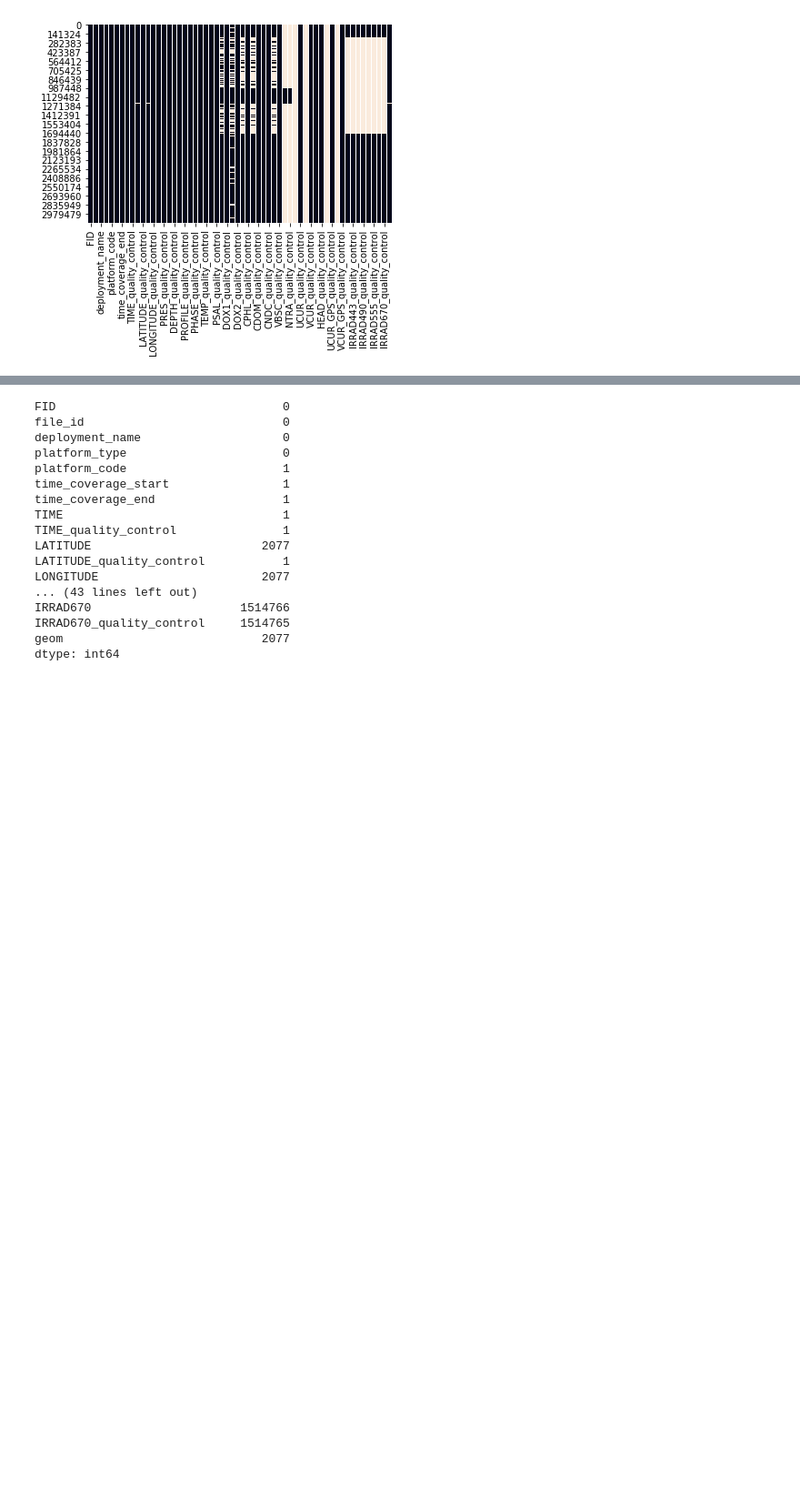
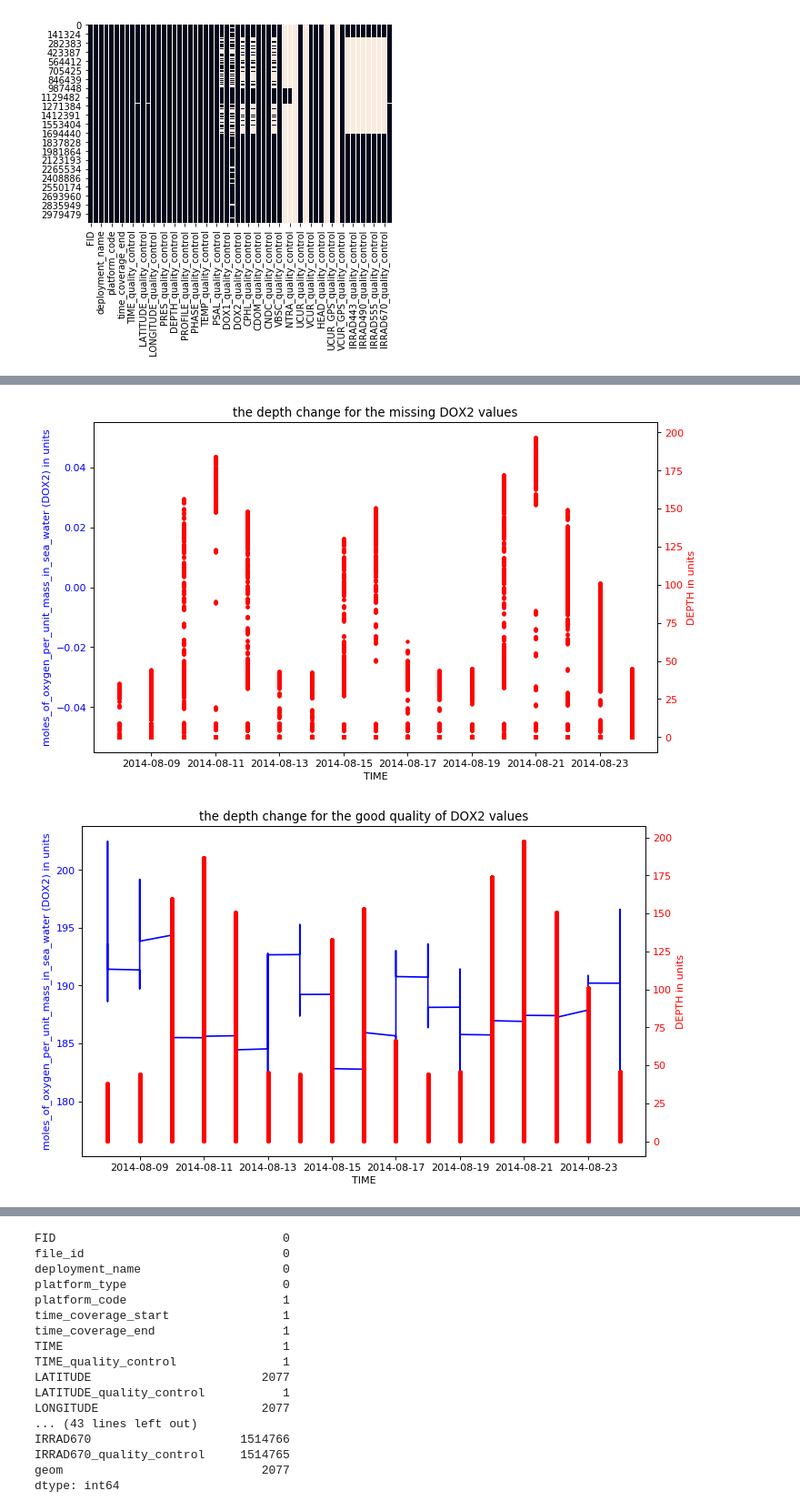
Before and after one commit to RaymonQ/Data-Science-and-Decisions-capstone-project-Regression, a Jupyter notebook: Data_Proprocessing/Python/preprocess-checkpoint.ipynb, the cells around one changed output, grey strips where cells are left out. Shown at 91% size. Saved outputs shown, nothing was run; the diff lists cells and outputs as text; code cells hidden in the pictures; blank space fills up the shorter version.

```diff
--- a/Data_Proprocessing/Python/preprocess-checkpoint.ipynb
+++ b/Data_Proprocessing/Python/preprocess-checkpoint.ipynb
@@ -40,0 +146,53 @@ sns.heatmap(df.isnull(), cbar=False)
+# %%
+# Extract variable values and convert the time values into an array of datetime objects
+TIME = pd.to_datetime(do2missing['TIME']).dt.date.values
+do2Data = do2missing['DOX2'].values
+depthData = do2missing['DEPTH'].values
+
+# plot depth and DOX2 missing value timeseries
+figure1 = figure( figsize=(10,6 ), dpi=80, facecolor='w', edgecolor='k')
+
+ax1 = figure1.add_subplot(111)
+ax1.plot(TIME,do2Data, 'b-')
+ax1.set_xlabel('TIME')
+ax1.set_title('the depth change for the missing DOX2 values')
+# Make the y-axis label and tick labels match the line color.
+ax1.set_ylabel('moles_of_oxygen_per_unit_mass_in_sea_water (DOX2)' + ' in units', color='b')
+for tl in ax1.get_yticklabels():
+    tl.set_color('b')
+
+ax2 = ax1.twinx()
+ax2.plot(TIME,depthData, 'r.')
+ax2.set_ylabel('DEPTH' + ' in units', color='r')
+for tl in ax2.get_yticklabels():
+    tl.set_color('r')
+
+
+# good quality DOX2
+do2Valid=Two_14.loc[df['DOX2_quality_control'] == 1.]
+TIME = pd.to_datetime(do2Valid['TIME']).dt.date.values
+do2vData = do2Valid['DOX2'].values
+depthvData = do2Valid['DEPTH'].values
+
+# plot depth and DOX2 good quality data timeseries
+figure2 = figure( figsize=(10, 6), dpi=80, facecolor='w', edgecolor='k')
+
+ax3 = figure2.add_subplot(111)
+ax3.plot(TIME,do2vData, 'b-')
+ax3.set_xlabel('TIME')
+ax3.set_title('the depth change for the good quality of DOX2 values')
+# Make the y-axis label and tick labels match the line color.
+ax3.set_ylabel('moles_of_oxygen_per_unit_mass_in_sea_water (DOX2)' + ' in units', color='b')
+for t3 in ax3.get_yticklabels():
+    t3.set_color('b')
+
+ax4 = ax3.twinx()
+ax4.plot(TIME,depthvData, 'r.')
+ax4.set_ylabel('DEPTH' + ' in units', color='r')
+for t4 in ax4.get_yticklabels():
+    t4.set_color('r')
+
+show()
+# %% [output]
+[figure, added]
+[figure, added]
```
Also changed, not shown: parts of 14 cells of this notebook.
